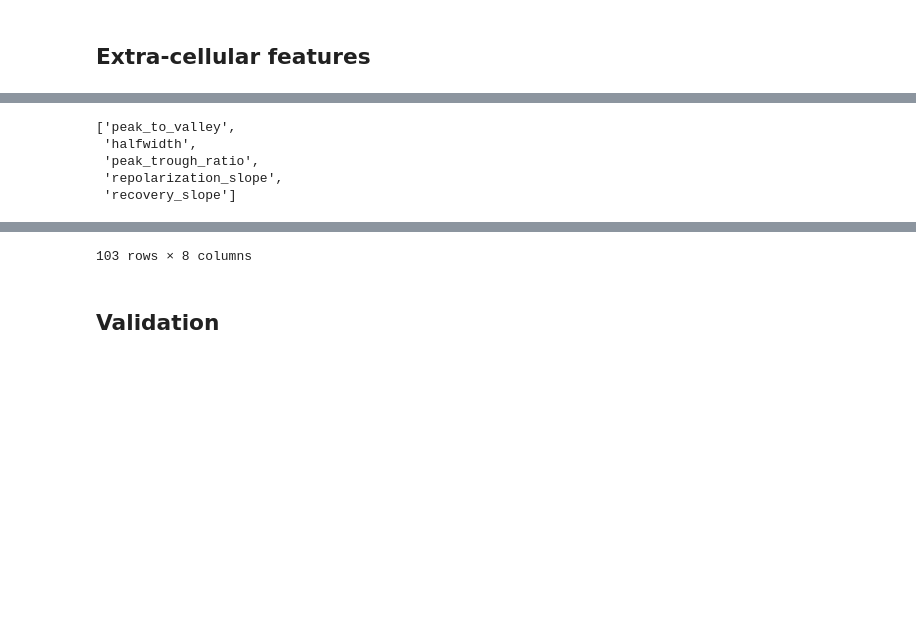
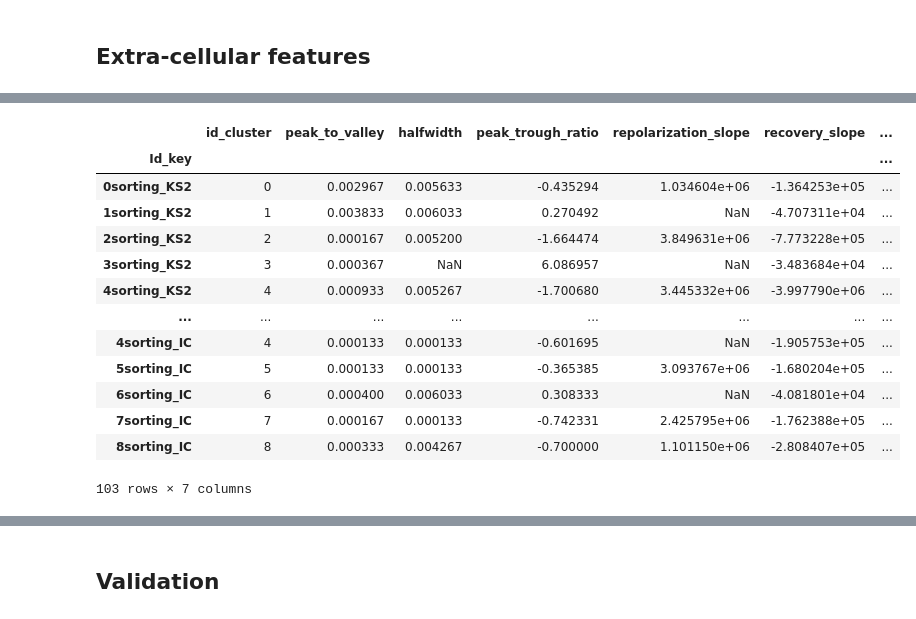
Before and after one commit to Shivooone/SpikeSorting, a Jupyter notebook: InternshipReport.ipynb, the cells around one changed output, grey strips where cells are left out. Drawn from its saved outputs; the diff is of its cells as text; code cells hidden in the pictures; blank space fills up the shorter version.

```diff
--- a/InternshipReport.ipynb
+++ b/InternshipReport.ipynb
@@ -46,10 +41,9 @@ hello
 # %% [markdown]
 ## Loading recording and probe information
 # %%
-# Add the path to the folder containing the data folder where are stored
+# Add the path to the folder containing our recording's ap.bin file
 
-
-Path_to_folder_containing_data = r'F:\SO8002\Desktop\Data_presentation\003WO.1_007_PVTmanual_slowslow_g0_imec0'
+Path_to_folder_containing_data = r'F:\Data_recording\Lab_presentation\003WO.1_014_turning_different_speeds_g0_imec0'
 
 Path = r'F:\Data_recording\003WO.1_014_PVT_2_103_g0_imec0'
 # Function to read the file with the dedicated SpikeExtractor for the output of our recording software SpikeGLX, the function does a loop in case other recording folders exist but here we have only one analysis
@@ -58,7 +52,6 @@ def Read_file(Path_to_folder_containing_data):
         if fichier.endswith('.imec0.ap.bin'):
             recording = se.SpikeGLXRecordingExtractor(file_path=os.path.join(Path_to_folder_containing_data,fichier))
             file_path = os.path.join(Path_to_folder_containing_data,fichier)
-            print(file_path)
             return recording
 
 recording = Read_file(Path_to_folder_containing_data)
@@ -207,7 +205,6 @@ def Run_sorters(recording_loaded,Path_to_folder_containing_data):
 
 Path_results = r'F:\SO8002\Desktop\Data_presentation\003WO.1_007_PVTmanual_slowslow_g0_imec0\Sorting_results'
 
-#To perform manual curation later we will export the data to Phy.
 def Export_to_Phy(sorting, result_paths, recording_loaded):
     for i in range(0,len(sorting)):
         try :
@@ -217,11 +214,17 @@ def Export_to_Phy(sorting, result_paths, recording_loaded):
         finally :
             pass
 
-Path_kilosort_results= r'F:\SO8002\Desktop\Data_presentation\003WO.1_007_PVTmanual_slowslow_g0_imec0\Sorting_results\_KS2_results'
-Path_tridesclous_results =r'F:\SO8002\Desktop\Data_presentation\003WO.1_007_PVTmanual_slowslow_g0_imec0\Sorting_results\_TDC_results'
-Path_ironclust_results =r'F:\SO8002\Desktop\Data_presentation\003WO.1_007_PVTmanual_slowslow_g0_imec0\Sorting_results\_Ironclust_results\tmp\firings.mda'
+Path_kilosort_results= r'F:\Data_recording\Lab_presentation\003WO.1_014_turning_different_speeds_g0_imec0\Sorting_results\_KS2_results'
+Path_tridesclous_results =r'F:\Data_recording\Lab_presentation\003WO.1_014_turning_different_speeds_g0_imec0\Sorting_results\_TDC_results'
+Path_ironclust_results =r'F:\Data_recording\Lab_presentation\003WO.1_014_turning_different_speeds_g0_imec0\Sorting_results\_Ironclust_results\tmp\firings.mda'
+Path_herdingspikes_results =r'F:\Data_recording\Lab_presentation\003WO.1_014_turning_different_speeds_g0_imec0\Sorting_results\_Herdingspikes_results\HS2_sorted.hdf5'
 
 #The sorting extractors allow to reload easily the sorting results obtained
 sorting_KS2 = se.KiloSortSortingExtractor(Path_kilosort_results)
 sorting_TDC = se.TridesclousSortingExtractor(Path_tridesclous_results)
 sorting_IC = se.MdaSortingExtractor(Path_ironclust_results)
+sorting_HS2= se.HS2SortingExtractor(Path_herdingspikes_results)
+
+
+Sorters=[sorting_KS2,sorting_TDC,sorting_IC,sorting_HS2]
+Sorters_name = ['sorting_KS2','sorting_TDC','sorting_IC','sorting_HS2']
@@ -268,40 +299,39 @@ Text(0, 0.5, 'Unit id')
 # %%
 
+st.postprocessing.get_template_features_list()
 
-#Extracellular features, such as peak to valley duration or full-width half maximum, are important to classify neurons into putative classes. The postprocessing module of spiketoolkit allows one to compute several of these features:
-#These consist of a set of 1D features,  Metrics come from Jia et al. (2019) High-density extracellular probes reveal dendritic backpropagation and facilitate neuron classification. J Neurophys
-# https://doi.org/10.1152/jn.00680.2018
-
-#- peak to valley (peak_to_valley), time between peak and valley
-#- halfwidth (halfwidth), width of peak at half its amplitude
-#- peak trough ratio (peak_trough_ratio), amplitude of peak over amplitude of trough
-#- repolarization slope (repolarization_slope), slope between trough and return to base
-#- recovery slope (recovery_slope), slope after peak towards baseline
-# After calculation an excel database containing the concatenation of the results for all the sorters is exported in the Sorters_results folder of the recording
-
-st.postprocessing.get_template_features_list()
-Sorters = [sorting_KS2,sorting_TDC,sorting_IC]
-Sorters_name = ['sorting_KS2','sorting_TDC','sorting_IC']
 def calculate_metrics(recording_loaded,Sorters,Path_results):
     columns_names = ['Id_key','id_cluster','peak_to_valley','halfwidth', 'peak_trough_ratio','repolarization_slope', 'recovery_slope','Sorter']
     df=pd.DataFrame(columns = columns_names)
     i=0
     for s in Sorters :
         metrics = st.postprocessing.compute_unit_template_features(recording=recording_loaded, sorting=s, as_dataframe=True)
         metrics['id_cluster']=metrics.index
         metrics = metrics.applymap(str)
         metrics = metrics.assign(Sorter=Sorters_name[i])
         metrics['Id_key'] = metrics['id_cluster']+ metrics['Sorter']
         df = df.append(metrics)
         i+=1
     df.to_excel(os.path.join(Path_results,'metrics_sorters.xlsx'), index = False)
-    return df
+    Path_metrics = os.path.join(Path_results,'metrics_sorters.xlsx')
+    return df,Path_metrics
 
-df = calculate_metrics(recording_loaded,Sorters,Path_results)
+#df = calculate_metrics(recording_loaded,Sorters,Path_results)
+Path_metrics = os.path.join(Path_results,'metrics_sorters.xlsx')
+df = pd.read_excel(Path_metrics, index_col=0)
 display(df)
 # %% [output]
+|  | id_cluster | peak_to_valley | halfwidth | peak_trough_ratio | repolarization_slope | recovery_slope | ... |
+| Id_key |  |  |  |  |  |  | ... |
+| 0sorting_KS2 | 0 | 0.002967 | 0.005633 | -0.435294 | 1.034604e+06 | -1.364253e+05 | ... |
+| 1sorting_KS2 | 1 | 0.003833 | 0.006033 | 0.270492 | NaN | -4.707311e+04 | ... |
+| 2sorting_KS2 | 2 | 0.000167 | 0.005200 | -1.664474 | 3.849631e+06 | -7.773228e+05 | ... |
+| 3sorting_KS2 | 3 | 0.000367 | NaN | 6.086957 | NaN | -3.483684e+04 | ... |
+| 4sorting_KS2 | 4 | 0.000933 | 0.005267 | -1.700680 | 3.445332e+06 | -3.997790e+06 | ... |
+| ... | ... | ... | ... | ... | ... | ... | ... |
+| 4sorting_IC | 4 | 0.000133 | 0.000133 | -0.601695 | NaN | -1.905753e+05 | ... |
+| 5sorting_IC | 5 | 0.000133 | 0.000133 | -0.365385 | 3.093767e+06 | -1.680204e+05 | ... |
+| 6sorting_IC | 6 | 0.000400 | 0.006033 | 0.308333 | NaN | -4.081801e+04 | ... |
+| 7sorting_IC | 7 | 0.000167 | 0.000133 | -0.742331 | 2.425795e+06 | -1.762388e+05 | ... |
+| 8sorting_IC | 8 | 0.000333 | 0.004267 | -0.700000 | 1.101150e+06 | -2.808407e+05 | ... |
-['peak_to_valley',
- 'halfwidth',
- 'peak_trough_ratio',
- 'repolarization_slope',
- 'recovery_slope']
+103 rows × 7 columns
@@ -320,3 +338,2 @@ display(df)
-103 rows × 8 columns
 # %% [markdown]
 ## Validation
```
Also changed, not shown: parts of 51 cells of this notebook.
